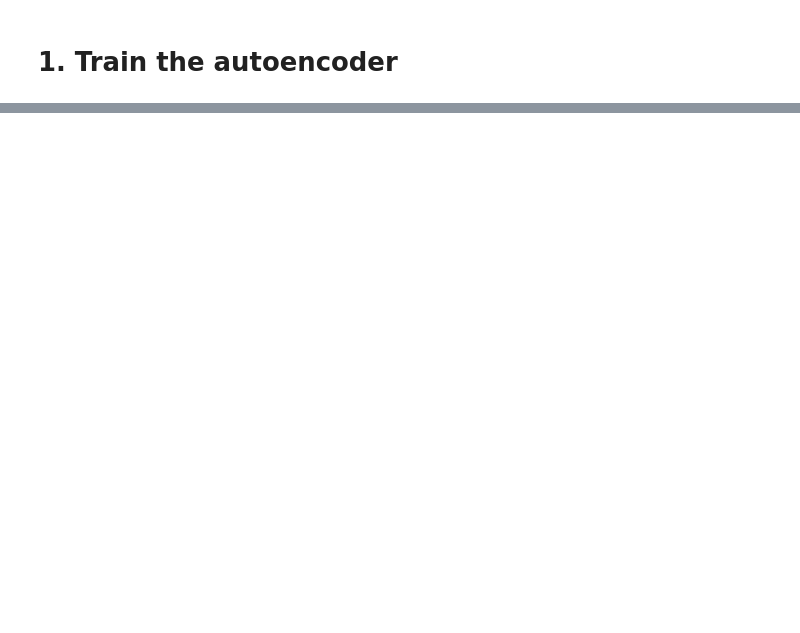
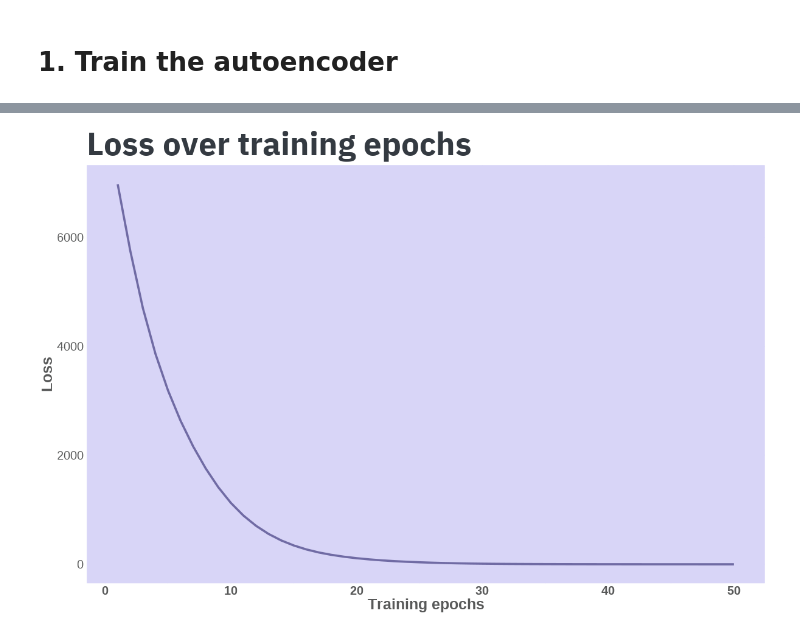
Before and after one commit to sullivannicole/grav-waves, a Jupyter notebook: 02_autoencoder.ipynb, the cells around one changed output, grey strips where cells are left out. Cells and saved outputs as stored; diff of their text form; code cells hidden in the pictures; blank space fills up the shorter version.

```diff
--- a/02_autoencoder.ipynb
+++ b/02_autoencoder.ipynb
@@ -106,3 +195,15 @@ geom_line()
+# %%
+%%R -i losses -h 800 -w 1200
+
+ggplot() +
+aes(seq(1, length(losses)), losses) +
+geom_line(color = purple_dark, size = 1.7) +
+labs(x = 'Training epochs',
+     y = "Loss",
+     title = 'Loss over training epochs') +
+theme_tech
+# %% [output]
+[figure, added]
 # %%
 %%R -i x_prime_np -i x_orig -h 800 -w 1200
 
```
Also changed, not shown: parts of 23 cells of this notebook.
